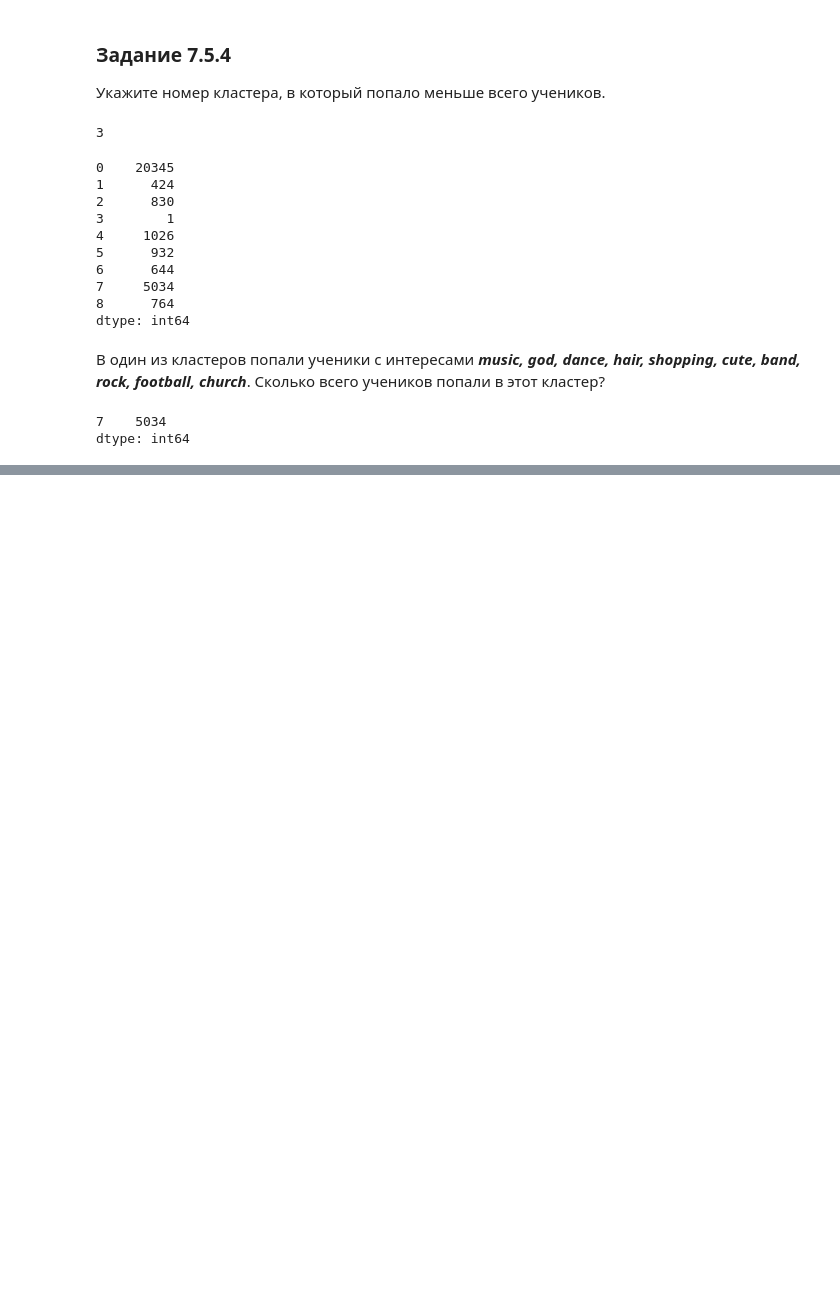
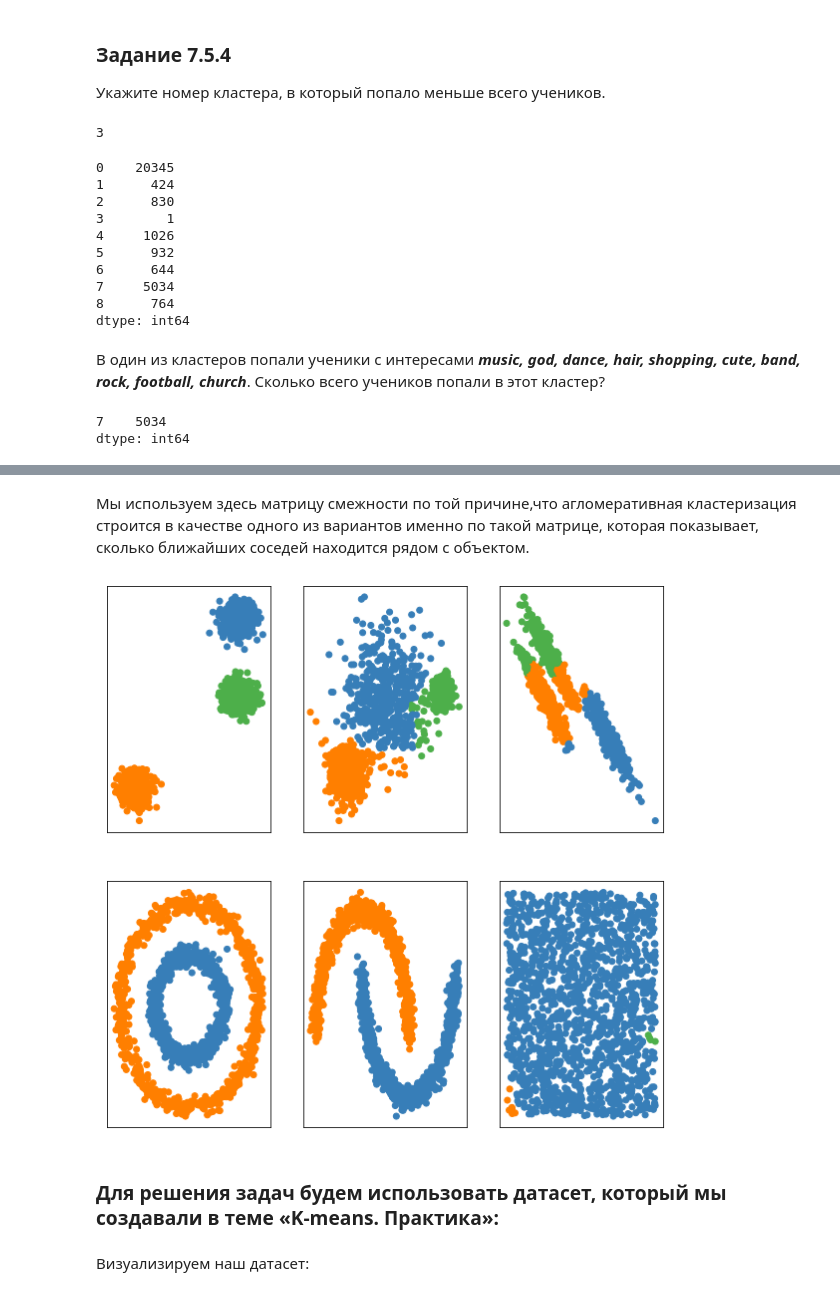
Before and after one commit to luhakv/ML_2, a Jupyter notebook: ML-7. Кластеризация.ipynb, the cells around one changed output, grey strips where cells are left out. Saved outputs shown, nothing was run; the diff lists cells and outputs as text; code cells hidden in the pictures; blank space fills up the shorter version.

```diff
--- a/ML-7. Кластеризация.ipynb
+++ b/ML-7. Кластеризация.ipynb
@@ -540,0 +634,4 @@ dtype: int64
+# %%
+plt.rcParams['figure.figsize'] = 10, 10
+plt.scatter(X[:, 0], X[:, 1], c=y, alpha=0.5)
+plt.show()
@@ -540,0 +674,4 @@ dtype: int64
+# %%
+gm = GaussianMixture(n_components=3, random_state=42)
+
+gm.fit(X)
@@ -540,0 +721,58 @@ dtype: int64
+# %%
+from sklearn.cluster import AgglomerativeClustering
+
+ac = AgglomerativeClustering(n_clusters=2,
+                             affinity='euclidean', # “euclidean”, “l1”, “l2”, “manhattan”,
+                                                   # “cosine”, or “precomputed”
+                             linkage='ward', # “ward”, “complete”, “average”, “single”
+                            )
+# %% [markdown]
+Мы используем здесь матрицу смежности по той причине,что агломеративная кластеризация строится в качестве одного из вариантов именно по такой матрице, которая показывает, сколько ближайших соседей находится рядом с объектом.
+# %%
+import warnings
+
+from sklearn.neighbors import kneighbors_graph
+
+datasets_params_list = [
+    (blobs, {'n_clusters': 3, 'n_neighbors': 10}),
+    (varied, {'n_clusters': 3, 'n_neighbors': 2}),
+    (aniso, {'n_clusters': 3, 'n_neighbors': 2}),
+    (noisy_circles, {'n_clusters': 2, 'n_neighbors': 10}),
+    (noisy_moons, {'n_clusters': 2, 'n_neighbors': 10}),
+    (no_structure, {'n_clusters': 3, 'n_neighbors': 10})]
+
+for i, (X, ac_params) in enumerate(datasets_params_list, start=1):
+    X = StandardScaler().fit_transform(X)
+
+    # строим матрицу смежности
+    connectivity = kneighbors_graph(X,
+                                    n_neighbors=ac_params['n_neighbors'],
+                                    include_self=False)
+    # делаем матрицу смежности симметричной
+    connectivity = 0.5 * (connectivity + connectivity.T)
+
+    ac = AgglomerativeClustering(n_clusters=ac_params['n_clusters'],
+                                 linkage='average',
+                                 connectivity=connectivity)
+
+    with warnings.catch_warnings():
+        warnings.filterwarnings(
+            "ignore",
+            message="the number of connected components of the " +
+            "connectivity matrix is [0-9]{1,2}" +
+            " > 1. Completing it to avoid stopping the tree early.",
+            category=UserWarning)
+        ac.fit(X)
+    y_pred = ac.labels_.astype(np.int)
+
+    plt.subplot(f'23{i}')
+    plt.xticks([]); plt.yticks([])
+    colors = np.array(list(islice(cycle(['#377eb8', '#ff7f00', '#4daf4a',
+                                         '#f781bf', '#a65628', '#984ea3',
+                                         '#999999', '#e41a1c', '#dede00']),
+                                  int(max(y_pred) + 1))))
+    plt.scatter(X[:, 0], X[:, 1], color=colors[y_pred])
+# %% [output]
+[figure, added]
+# %% [markdown]
+### Для решения задач будем использовать датасет, который мы создавали в теме «K-means. Практика»:
@@ -540,0 +794,2 @@ dtype: int64
+# %% [markdown]
+Визуализируем наш датасет:
```
Also changed, not shown: parts of 55 cells of this notebook, 1 other file.
